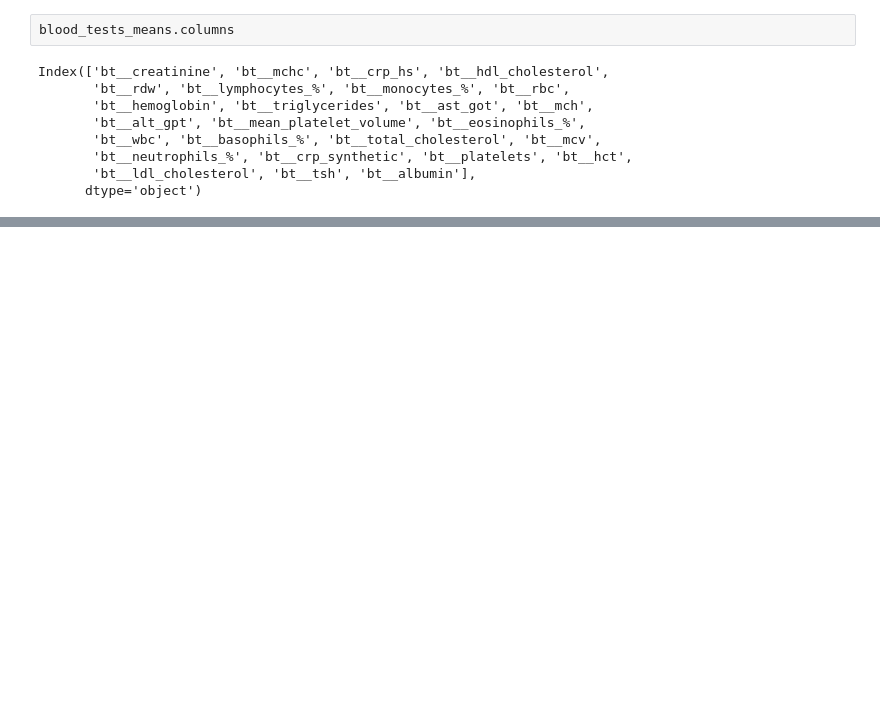
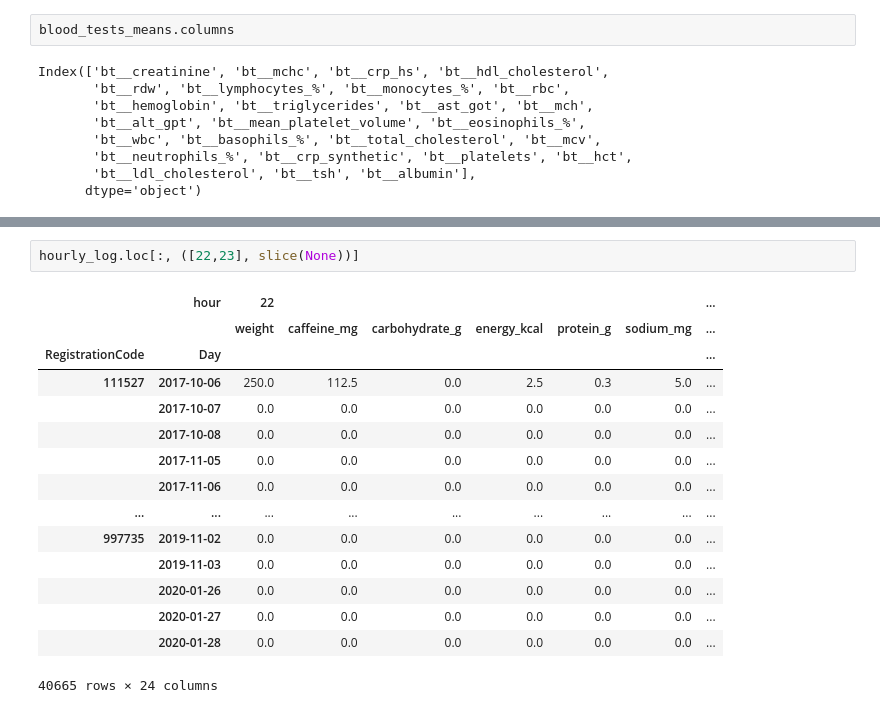
Before and after one commit to ElviraMingazova/MA_Thesis, a Jupyter notebook: Predictions from the diet and personal features.ipynb, the cells around one changed output, grey strips where cells are left out. Drawn from its saved outputs; the diff is of its cells as text; blank space fills up the shorter version.

```diff
--- a/Predictions from the diet and personal features.ipynb
+++ b/Predictions from the diet and personal features.ipynb
@@ -128,0 +170,18 @@ bm_bt
+# %%
+hourly_log.loc[:, ([22,23], slice(None))]
+# %% [output]
+|  | hour | 22 |  |  |  |  |  | ... |
+|  |  | weight | caffeine_mg | carbohydrate_g | energy_kcal | protein_g | sodium_mg | ... |
+| RegistrationCode | Day |  |  |  |  |  |  | ... |
+| 111527 | 2017-10-06 | 250.0 | 112.5 | 0.0 | 2.5 | 0.3 | 5.0 | ... |
+|  | 2017-10-07 | 0.0 | 0.0 | 0.0 | 0.0 | 0.0 | 0.0 | ... |
+|  | 2017-10-08 | 0.0 | 0.0 | 0.0 | 0.0 | 0.0 | 0.0 | ... |
+|  | 2017-11-05 | 0.0 | 0.0 | 0.0 | 0.0 | 0.0 | 0.0 | ... |
+|  | 2017-11-06 | 0.0 | 0.0 | 0.0 | 0.0 | 0.0 | 0.0 | ... |
+| ... | ... | ... | ... | ... | ... | ... | ... | ... |
+| 997735 | 2019-11-02 | 0.0 | 0.0 | 0.0 | 0.0 | 0.0 | 0.0 | ... |
+|  | 2019-11-03 | 0.0 | 0.0 | 0.0 | 0.0 | 0.0 | 0.0 | ... |
+|  | 2020-01-26 | 0.0 | 0.0 | 0.0 | 0.0 | 0.0 | 0.0 | ... |
+|  | 2020-01-27 | 0.0 | 0.0 | 0.0 | 0.0 | 0.0 | 0.0 | ... |
+|  | 2020-01-28 | 0.0 | 0.0 | 0.0 | 0.0 | 0.0 | 0.0 | ... |
+40665 rows × 24 columns
```
Also changed, not shown: parts of 42 cells of this notebook, 1 other file.
